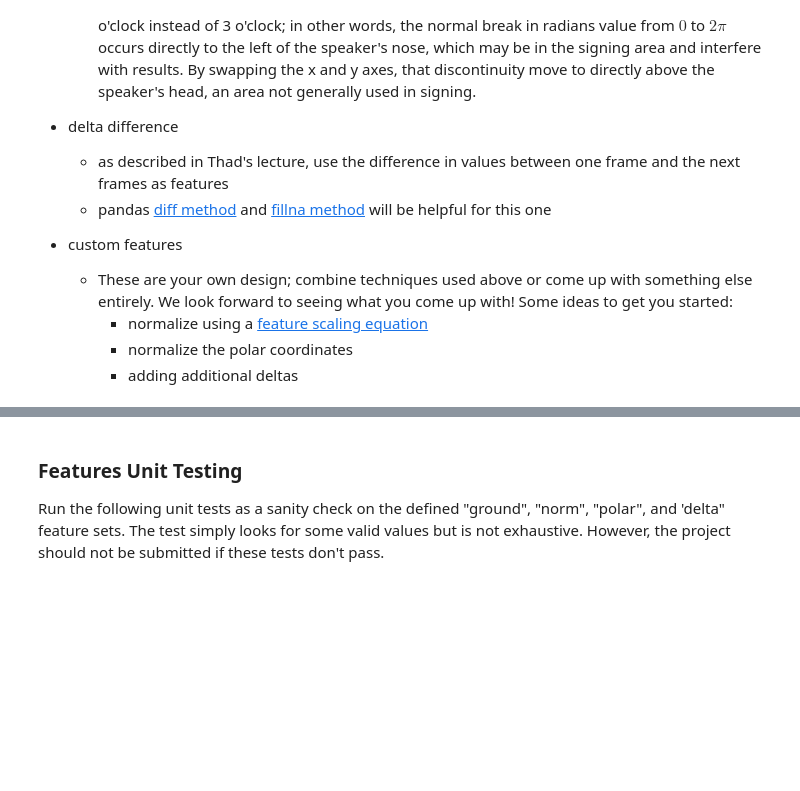
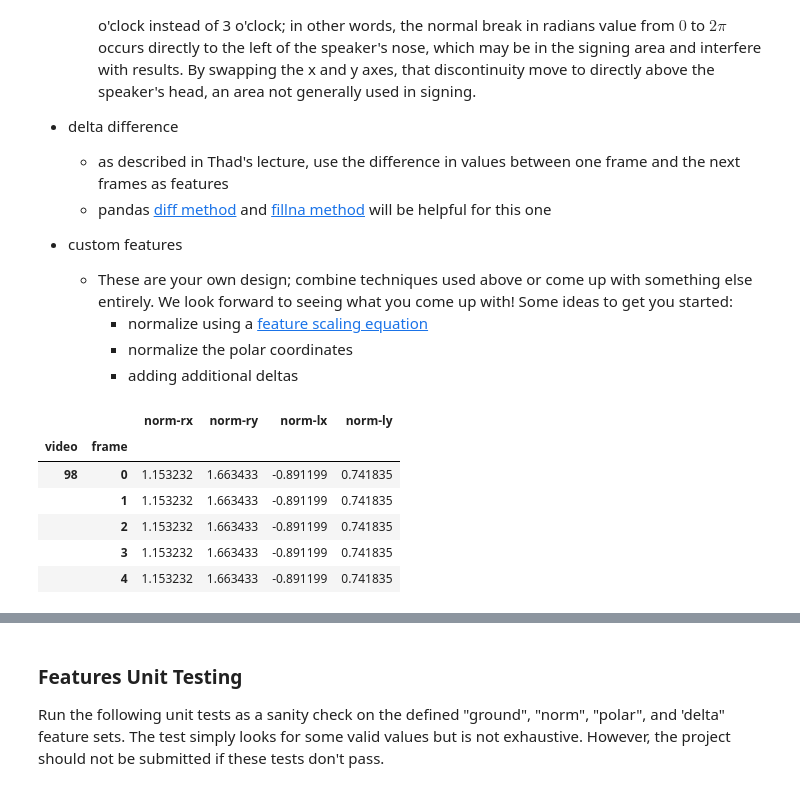
Before and after one commit to jpventura/AIND-Recognizer, a Jupyter notebook: asl_recognizer.ipynb, the cells around one changed output, grey strips where cells are left out. Cells and saved outputs as stored; diff of their text form; code cells hidden in the pictures; blank space fills up the shorter version.

```diff
--- a/asl_recognizer.ipynb
+++ b/asl_recognizer.ipynb
@@ -225,0 +247,29 @@ features_polar = ['polar-rr', 'polar-rtheta', 'polar-lr', 'polar-ltheta']
+# %%
+# This columns are gonna be used over and over
+from numpy import sqrt
+
+columns = ['right-x', 'right-y', 'left-x', 'left-y']
+# %%
+features_norm = ['norm-rx', 'norm-ry', 'norm-lx','norm-ly']
+
+def add_normalized_features_values(df):
+    # FIXME
+    # This is really really ugly. Check if there is
+    # a better way to do it using scikit-learn
+    for pair in zip(features_norm, columns):
+        target, origin = pair
+        df[target] = df[origin] - df['speaker'].map(df_means[origin])
+        df[target] = df[target]/df['speaker'].map(df_std[origin])
+
+    return df[[features_norm]]
+
+add_normalized_features(asl.df)
+asl.df[features_norm].head(5)
+# %% [output]
+|  |  | norm-rx | norm-ry | norm-lx | norm-ly |
+| video | frame |  |  |  |  |
+| 98 | 0 | 1.153232 | 1.663433 | -0.891199 | 0.741835 |
+|  | 1 | 1.153232 | 1.663433 | -0.891199 | 0.741835 |
+|  | 2 | 1.153232 | 1.663433 | -0.891199 | 0.741835 |
+|  | 3 | 1.153232 | 1.663433 | -0.891199 | 0.741835 |
+|  | 4 | 1.153232 | 1.663433 | -0.891199 | 0.741835 |
```
Also changed, not shown: parts of 18 cells of this notebook.
